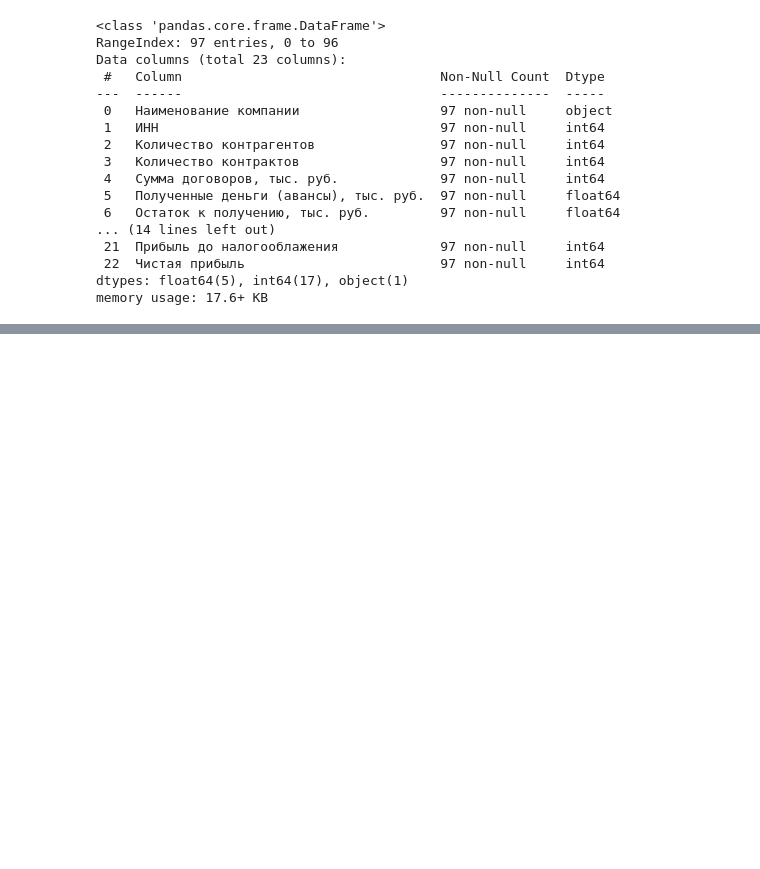
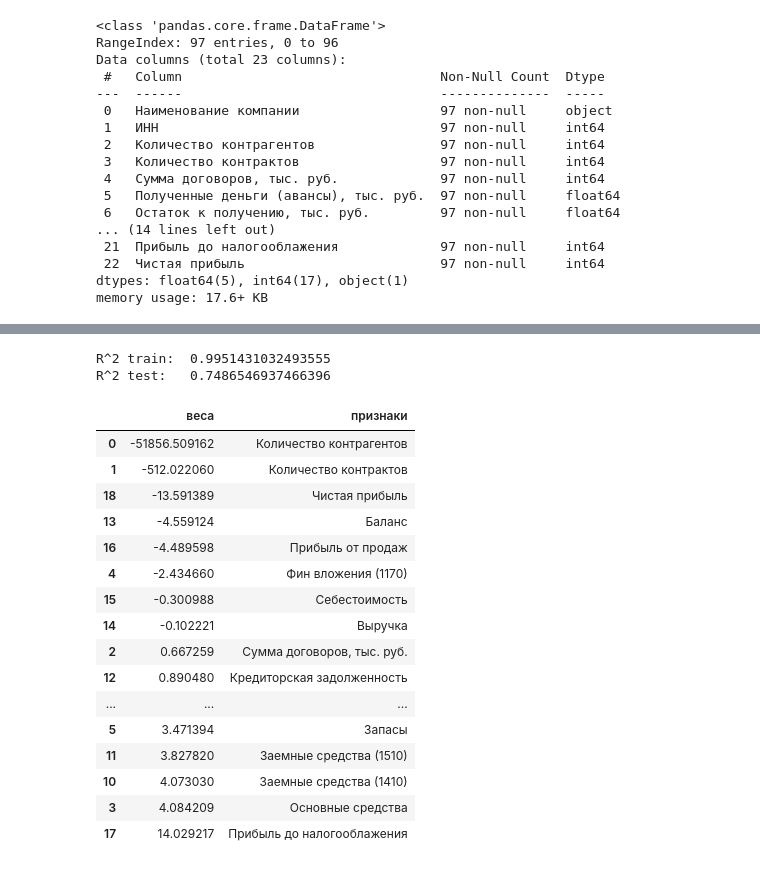
Before and after one commit to groxel/colab, a Jupyter notebook: DT Проектная работа.ipynb, the cells around one changed output, grey strips where cells are left out. Saved outputs shown, nothing was run; the diff lists cells and outputs as text; code cells hidden in the pictures; blank space fills up the shorter version.

```diff
--- a/DT Проектная работа.ipynb
+++ b/DT Проектная работа.ipynb
@@ -62,0 +77,5 @@ data.describe().T
+# %%
+from sklearn.model_selection import train_test_split
+
+# реализуем разделение на train и test
+X_train, X_test, Y_train, Y_test = train_test_split(X, Y, test_size=0.3, random_state=0)
@@ -62,0 +174,39 @@ data.describe().T
+# %%
+# импортировали функцию для поиска значения коэффициента детерминации
+from sklearn.metrics import r2_score
+
+# нашли величину R^2 для обучающей выборки
+print('R^2 train: ', r2_score(Y_train, preds_train))
+
+# нашли величину R^2 для тестовой выборки
+print('R^2 test:  ', r2_score(Y_test, preds_test))
+# %% [output]
+R^2 train:  0.9951431032493555
+R^2 test:   0.7486546937466396
+# %%
+weights_data = {
+    "веса":model.coef_,
+    "признаки": X.columns
+}
+
+# задаем с помощью словаря веса и признаки модели
+weights = pd.DataFrame(weights_data) # преобразовываем признаки с весами в таблицу
+weights.sort_values("веса") # сортируем полученную таблицу
+# %% [output]
+|  | веса | признаки |
+| 0 | -51856.509162 | Количество контрагентов |
+| 1 | -512.022060 | Количество контрактов |
+| 18 | -13.591389 | Чистая прибыль |
+| 13 | -4.559124 | Баланс |
+| 16 | -4.489598 | Прибыль от продаж |
+| 4 | -2.434660 | Фин вложения (1170) |
+| 15 | -0.300988 | Себестоимость |
+| 14 | -0.102221 | Выручка |
+| 2 | 0.667259 | Сумма договоров, тыс. руб. |
+| 12 | 0.890480 | Кредиторская задолженность |
+| ... | ... | ... |
+| 5 | 3.471394 | Запасы |
+| 11 | 3.827820 | Заемные средства (1510) |
+| 10 | 4.073030 | Заемные средства (1410) |
+| 3 | 4.084209 | Основные средства |
+| 17 | 14.029217 | Прибыль до налогооблажения |
```
Also changed, not shown: parts of 23 cells of this notebook.
